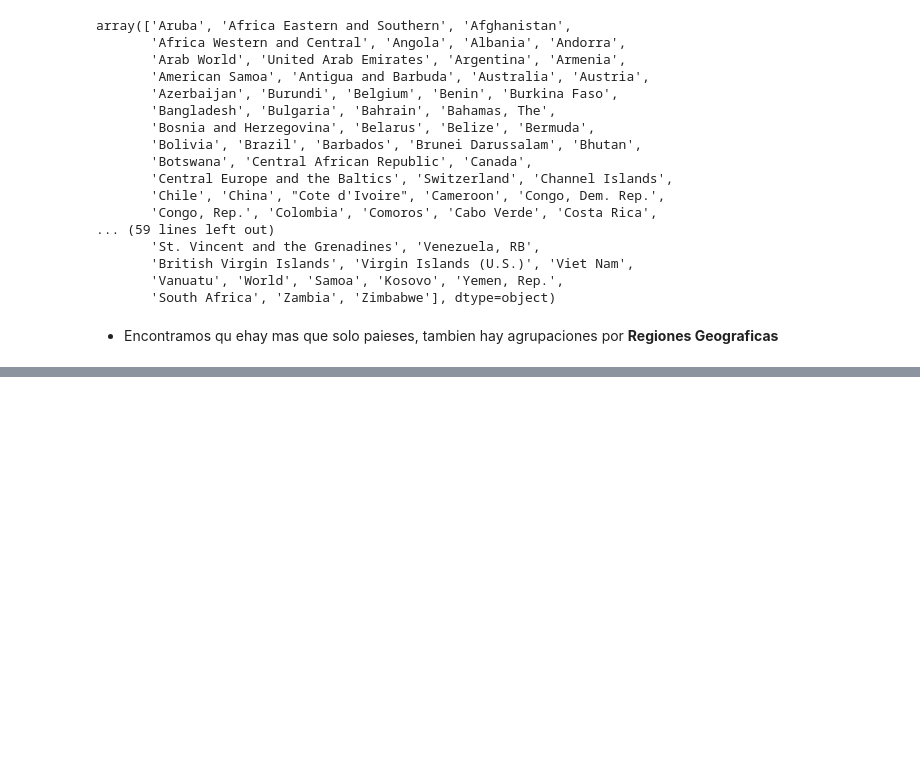
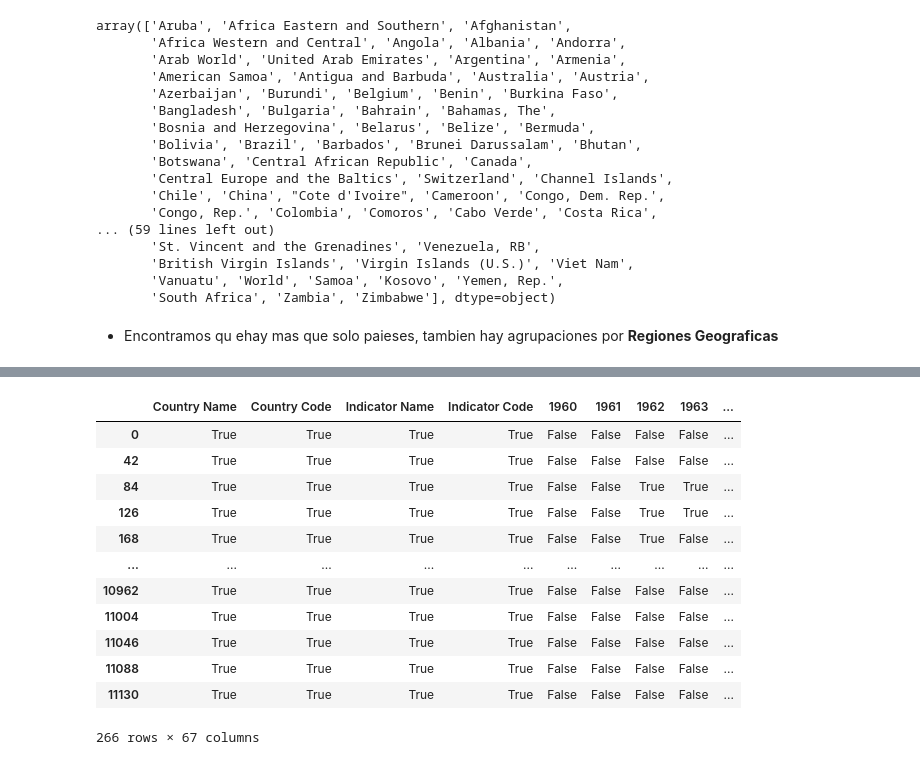
Before and after one commit to The-greenpanter/HenryDataPT10, a Jupyter notebook: CambioCliamticoImpactoAgricola/proyecto R/Agriculture & Rural Development/Analisisdedatos.ipynb, the cells around one changed output, grey strips where cells are left out. Drawn from its saved outputs; the diff is of its cells as text; code cells hidden in the pictures; blank space fills up the shorter version.

```diff
--- a/CambioCliamticoImpactoAgricola/proyecto R/Agriculture & Rural Development/Analisisdedatos.ipynb
+++ b/CambioCliamticoImpactoAgricola/proyecto R/Agriculture & Rural Development/Analisisdedatos.ipynb
@@ -178,0 +266,17 @@ Regiones:
+# %%
+df2 = (df_ExportaciondeMaterialesAgricolasenCrudo == df_ExportaciondeMaterialesAgricolasenCrudo1)
+df2
+# %% [output]
+|  | Country Name | Country Code | Indicator Name | Indicator Code | 1960 | 1961 | 1962 | 1963 | ... |
+| 0 | True | True | True | True | False | False | False | False | ... |
+| 42 | True | True | True | True | False | False | False | False | ... |
+| 84 | True | True | True | True | False | False | True | True | ... |
+| 126 | True | True | True | True | False | False | True | True | ... |
+| 168 | True | True | True | True | False | False | True | False | ... |
+| ... | ... | ... | ... | ... | ... | ... | ... | ... | ... |
+| 10962 | True | True | True | True | False | False | False | False | ... |
+| 11004 | True | True | True | True | False | False | False | False | ... |
+| 11046 | True | True | True | True | False | False | False | False | ... |
+| 11088 | True | True | True | True | False | False | False | False | ... |
+| 11130 | True | True | True | True | False | False | False | False | ... |
+266 rows × 67 columns
```
Also changed, not shown: parts of 10 cells of this notebook.
